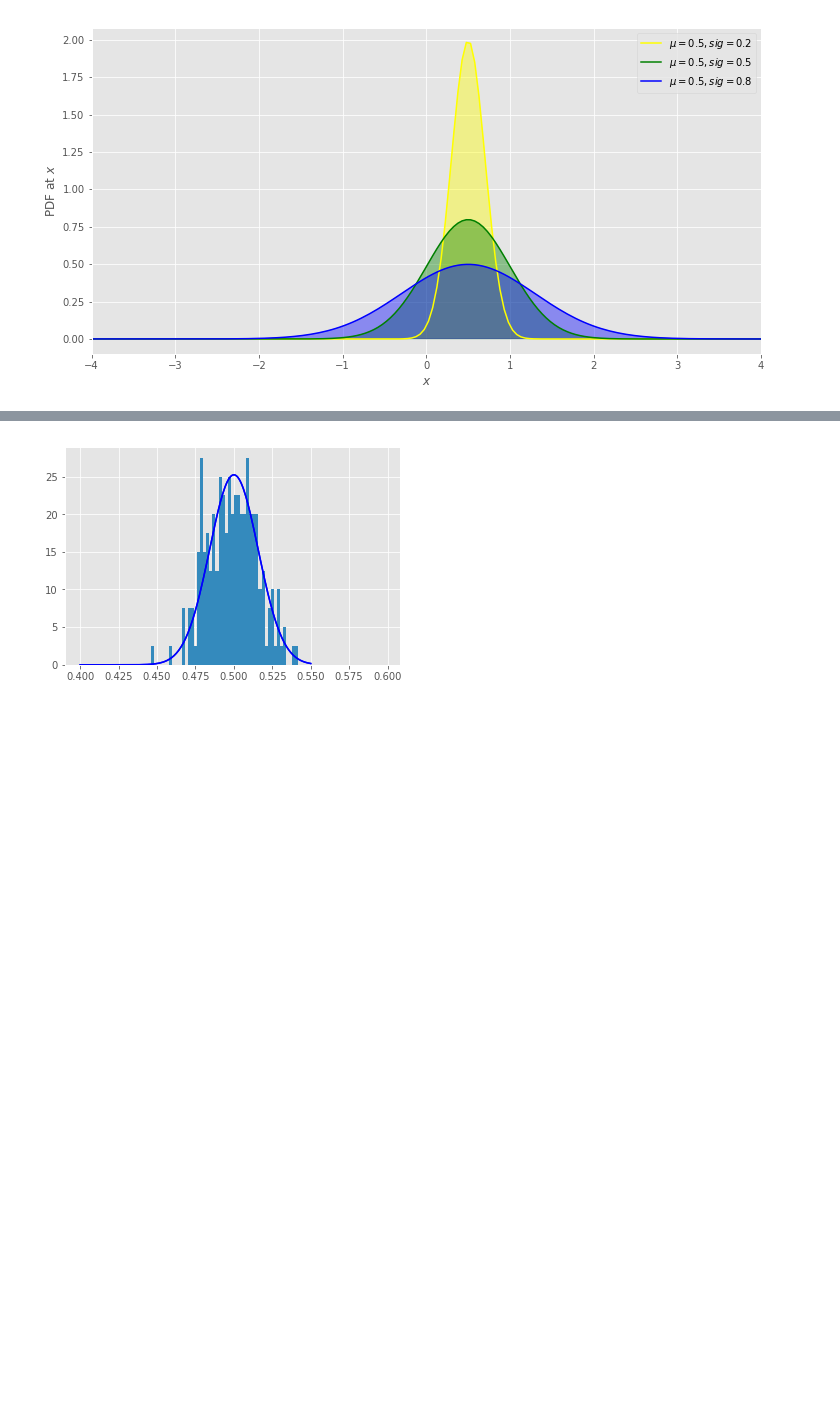
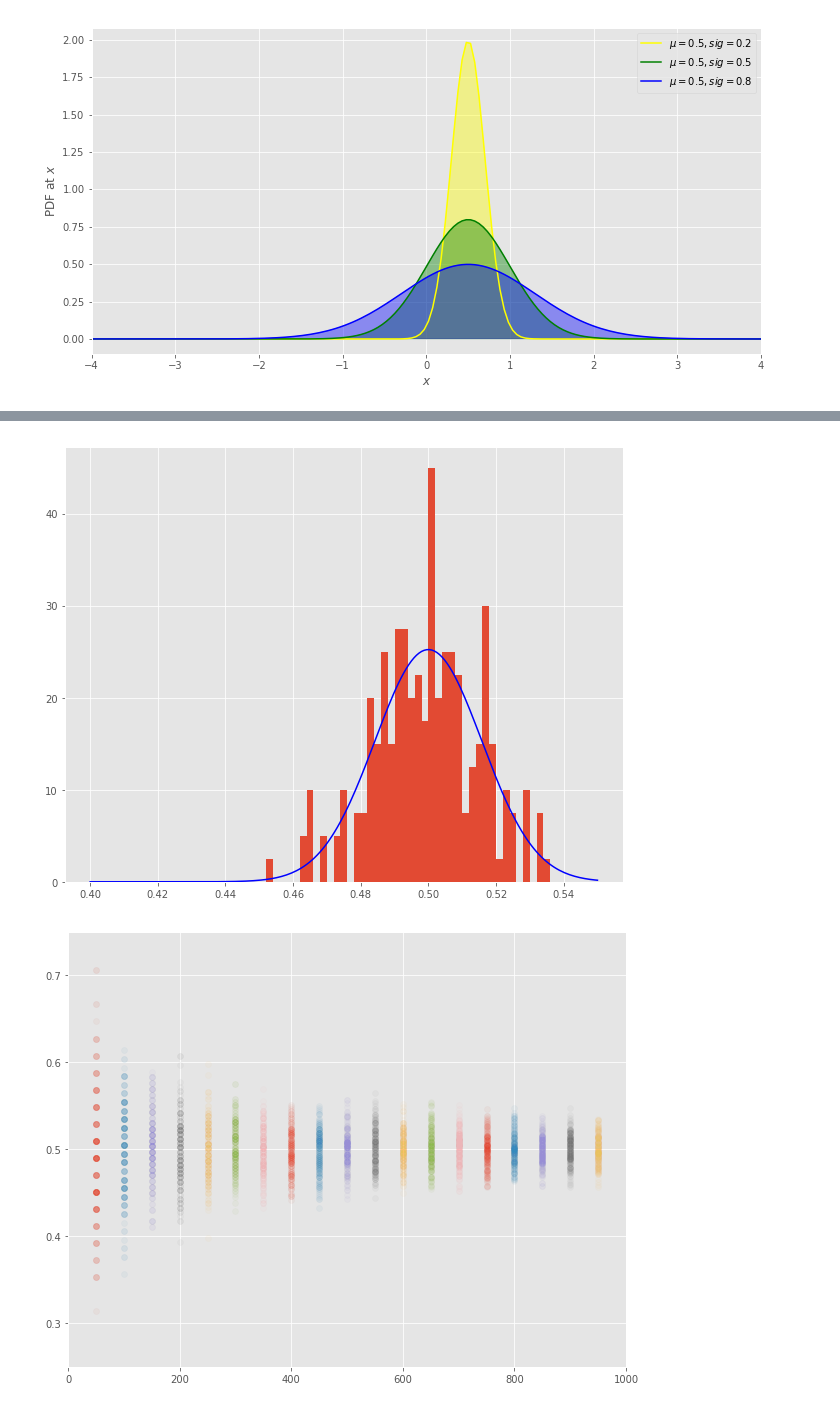
Before and after one commit to letaoZ/MAT331, a Jupyter notebook: week05/Lab05.ipynb, the cells around one changed output, grey strips where cells are left out. Cells and saved outputs as stored; diff of their text form; code cells hidden in the pictures; blank space fills up the shorter version.

```diff
--- a/week05/Lab05.ipynb
+++ b/week05/Lab05.ipynb
@@ -237,10 +245,18 @@ array([ 0.6,  0.7,  0.7,  0.2,  0.4,  0.4,  0.6,  0.4,  0.5,  0.5,  0.5,
 # %%
 
-## Now I want to fix number of samples as 200
-## for as sample_size increases (1,2,3...,1000)
-## I want to make throughs
+## Now I want to fix number of samples as M = 200
+## for each sample_size N in (1,2,3...,1000)
+## For each N, i will generate 200 samples
+
 sample_sizes         =  np.arange(1,1001,1)
-sample_means         = [make_throws(number_of_samples=200, sample_size=i) for i in sample_sizes]
+
+# this is to store: for each sample size N, 200 samples; there are totally
+# 1000 experiments, each has 200 samples,
+# each sample is of size n, where n = 1,2,3.., 1000
+sample_means         = [make_throws(number_of_samples=200, sample_size=i)
+                        for i in sample_sizes]
+
+# This is to calculate for each experiment, the mean of the 200 samples
 mean_of_sample_means = [np.mean(means) for means in sample_means]
 
 plt.plot(sample_sizes, mean_of_sample_means);
@@ -406,13 +422,25 @@ $$A_n = \frac{1}{n} \sum_{i=1}^{n} x_i ,$$
 # %%
 # combined with coin tosses
 # for sample_means_at_size_1000
 mu   = 0.5
 sigma= np.sqrt(0.5*0.5/1000)
 x    = np.linspace(0.4,0.55, 200)
 
-plt.hist(sample_means_at_size_1000, bins=np.arange(0.4,0.6,0.002), normed = 1);
+plt.figure(figsize=(10,8))
+plt.hist(sample_means_at_size_1000, bins=np.arange(0.45,0.55,0.002), normed = 1);
 plt.plot(x, norm.pdf(x, mu, sigma),
              c=c, label = r"$\mu = {0:.1f}, sig={1:.1f}$".format(mu, sigma))
 plt.show()
+
+# Lets plot the distribution of the mean as a function of sample size.
+
+plt.figure(figsize=(10,8))
+for i in sample_sizes:
+    if i %50 ==0 and i < 1000:
+        plt.scatter([i]*200, sample_means[i], alpha=0.05);
+plt.xlim([0,1000])
+plt.ylim([0.25,0.75]);
+plt.show()
 # %% [output]
-[figure, old version]
+[figure, new version]
+[figure, added]
```
Also changed, not shown: parts of 17 cells of this notebook.
